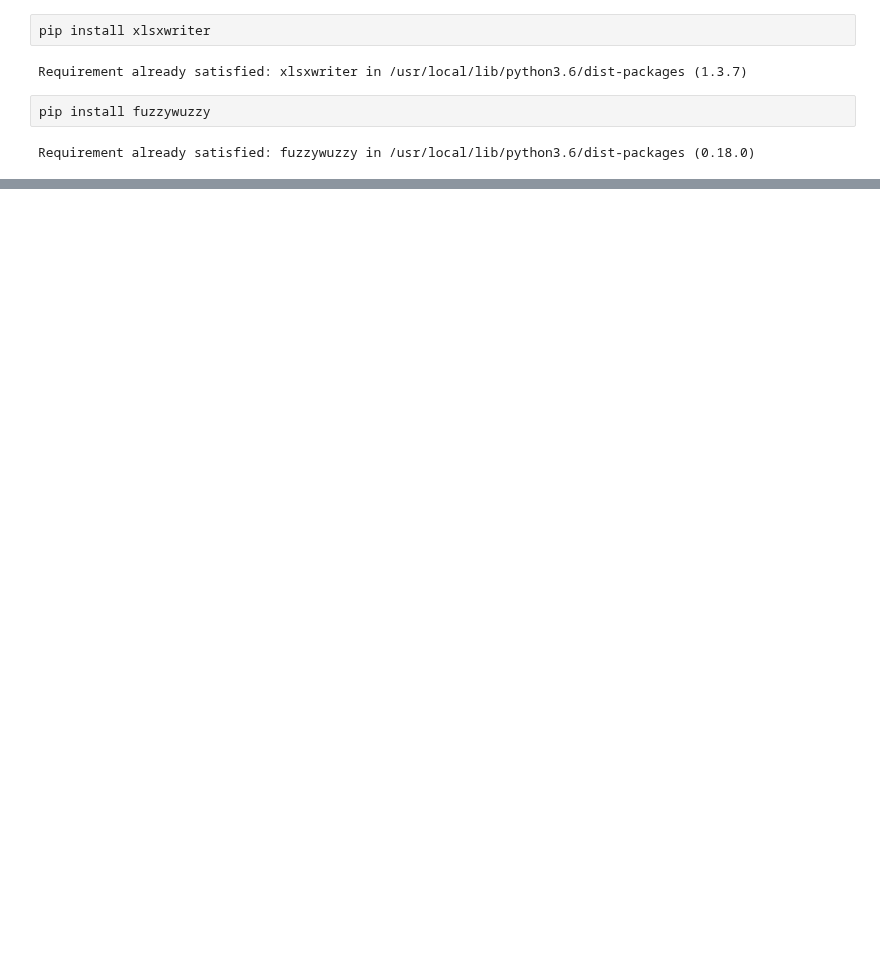
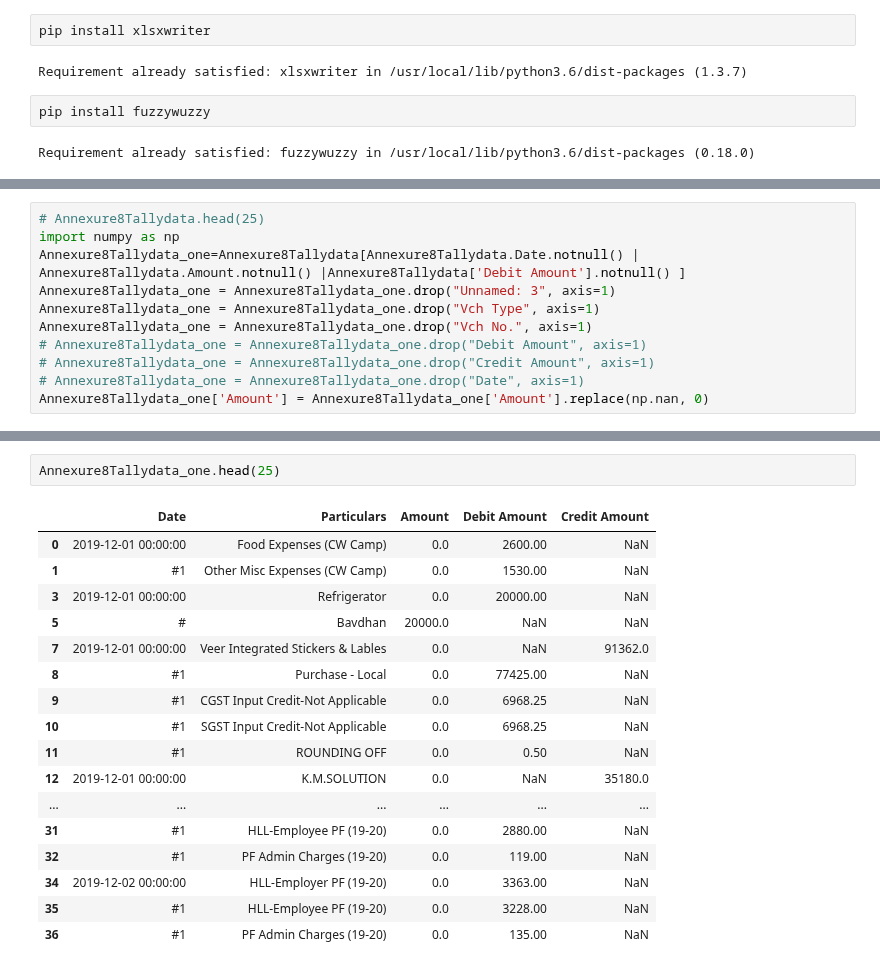
Before and after one commit to dharmendra-chouhan/s2datascience, a Jupyter notebook: Costing_Sheet_Dec_2019_with_All_annexures_13102020_metting.ipynb, the cells around one changed output, grey strips where cells are left out. Drawn from its saved outputs; the diff is of its cells as text; blank space fills up the shorter version.

```diff
--- a/Costing_Sheet_Dec_2019_with_All_annexures_13102020_metting.ipynb
+++ b/Costing_Sheet_Dec_2019_with_All_annexures_13102020_metting.ipynb
@@ -362,0 +451,11 @@ THYROCARE_missingdata_all
+# %%
+# Annexure8Tallydata.head(25)
+import numpy as np
+Annexure8Tallydata_one=Annexure8Tallydata[Annexure8Tallydata.Date.notnull() | Annexure8Tallydata.Amount.notnull() |Annexure8Tallydata['Debit Amount'].notnull() ]
+Annexure8Tallydata_one = Annexure8Tallydata_one.drop("Unnamed: 3", axis=1)
+Annexure8Tallydata_one = Annexure8Tallydata_one.drop("Vch Type", axis=1)
+Annexure8Tallydata_one = Annexure8Tallydata_one.drop("Vch No.", axis=1)
+# Annexure8Tallydata_one = Annexure8Tallydata_one.drop("Debit Amount", axis=1)
+# Annexure8Tallydata_one = Annexure8Tallydata_one.drop("Credit Amount", axis=1)
+# Annexure8Tallydata_one = Annexure8Tallydata_one.drop("Date", axis=1)
+Annexure8Tallydata_one['Amount'] = Annexure8Tallydata_one['Amount'].replace(np.nan, 0)
@@ -362,0 +507,20 @@ THYROCARE_missingdata_all
+# %%
+Annexure8Tallydata_one.head(25)
+# %% [output]
+|  | Date | Particulars | Amount | Debit Amount | Credit Amount |
+| 0 | 2019-12-01 00:00:00 | Food Expenses (CW Camp) | 0.0 | 2600.00 | NaN |
+| 1 | #1 | Other Misc Expenses (CW Camp) | 0.0 | 1530.00 | NaN |
+| 3 | 2019-12-01 00:00:00 | Refrigerator | 0.0 | 20000.00 | NaN |
+| 5 | # | Bavdhan | 20000.0 | NaN | NaN |
+| 7 | 2019-12-01 00:00:00 | Veer Integrated Stickers & Lables | 0.0 | NaN | 91362.0 |
+| 8 | #1 | Purchase - Local | 0.0 | 77425.00 | NaN |
+| 9 | #1 | CGST Input Credit-Not Applicable | 0.0 | 6968.25 | NaN |
+| 10 | #1 | SGST Input Credit-Not Applicable | 0.0 | 6968.25 | NaN |
+| 11 | #1 | ROUNDING OFF | 0.0 | 0.50 | NaN |
+| 12 | 2019-12-01 00:00:00 | K.M.SOLUTION | 0.0 | NaN | 35180.0 |
+| ... | ... | ... | ... | ... | ... |
+| 31 | #1 | HLL-Employee PF (19-20) | 0.0 | 2880.00 | NaN |
+| 32 | #1 | PF Admin Charges (19-20) | 0.0 | 119.00 | NaN |
+| 34 | 2019-12-02 00:00:00 | HLL-Employer PF (19-20) | 0.0 | 3363.00 | NaN |
+| 35 | #1 | HLL-Employee PF (19-20) | 0.0 | 3228.00 | NaN |
+| 36 | #1 | PF Admin Charges (19-20) | 0.0 | 135.00 | NaN |
```
Also changed, not shown: parts of 16 cells of this notebook.
